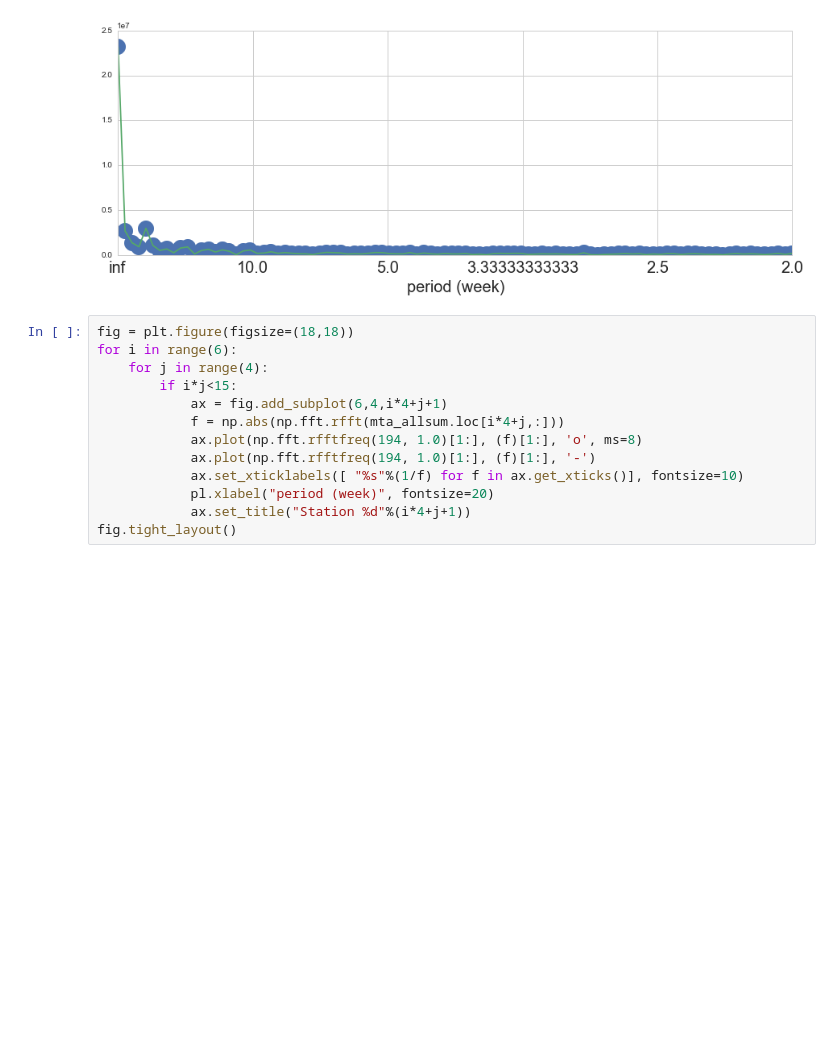
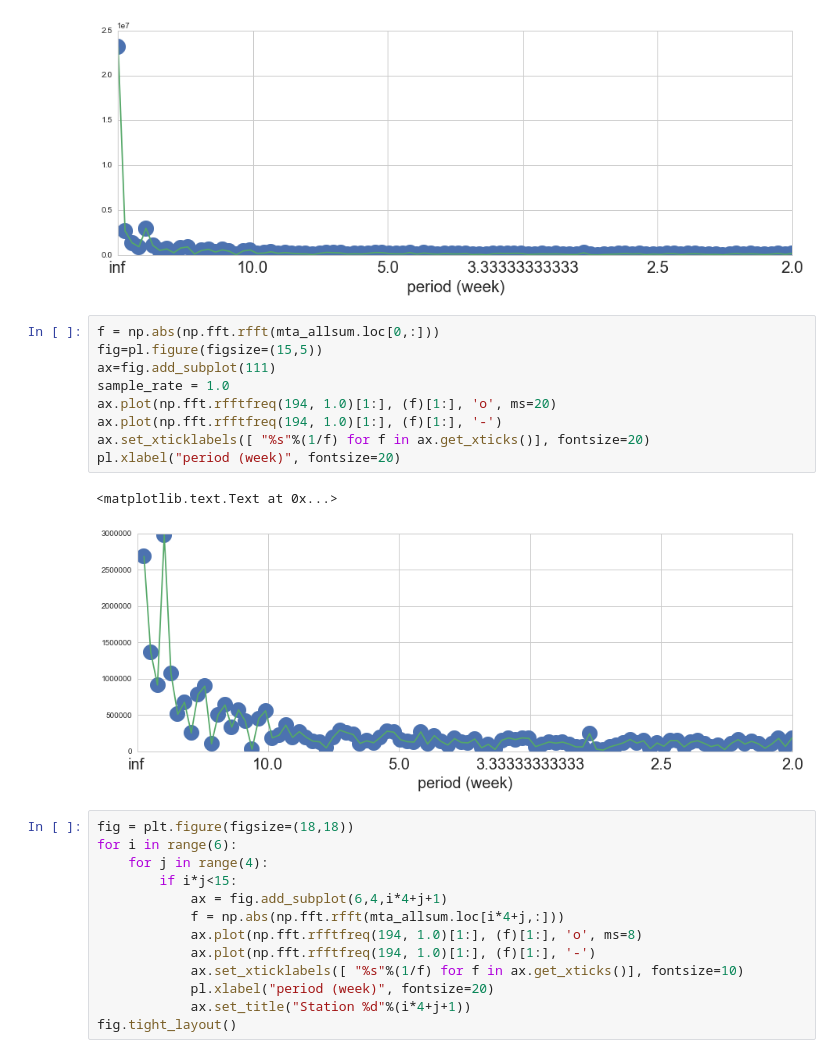
Before and after one commit to Tengf/A, a Jupyter notebook: HW6/subway_timeseries_instructions.ipynb, the cells around one changed output. Drawn from its saved outputs; the diff is of its cells as text; blank space fills up the shorter version.

```diff
--- a/HW6/subway_timeseries_instructions.ipynb
+++ b/HW6/subway_timeseries_instructions.ipynb
@@ -172,6 +172,18 @@ pl.xlabel("period (week)", fontsize=20)
 # %% [output]
 <matplotlib.text.Text at 0x...>
 [figure]
+# %%
+f = np.abs(np.fft.rfft(mta_allsum.loc[0,:]))
+fig=pl.figure(figsize=(15,5))
+ax=fig.add_subplot(111)
+sample_rate = 1.0
+ax.plot(np.fft.rfftfreq(194, 1.0)[1:], (f)[1:], 'o', ms=20)
+ax.plot(np.fft.rfftfreq(194, 1.0)[1:], (f)[1:], '-')
+ax.set_xticklabels([ "%s"%(1/f) for f in ax.get_xticks()], fontsize=20)
+pl.xlabel("period (week)", fontsize=20)
+# %% [output]
+<matplotlib.text.Text at 0x...>
+[figure, added]
 # %%
 fig = plt.figure(figsize=(18,18))
 for i in range(6):
```
